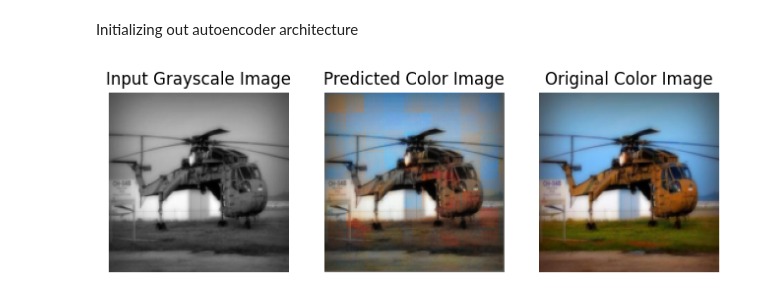
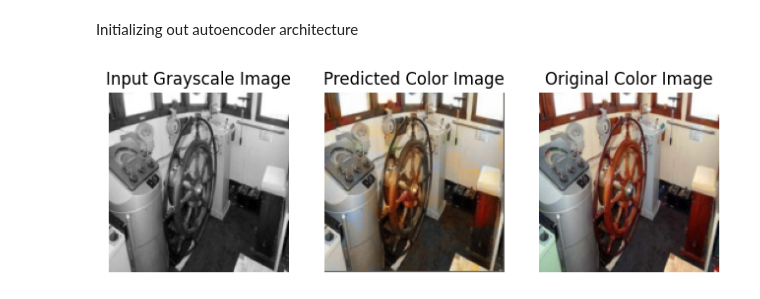
Before and after one commit to suraj-k-s/ImageColorizationUsingAutoencoders, a Jupyter notebook: predict.ipynb, the cells around one changed output. Drawn from its saved outputs; the diff is of its cells as text; code cells hidden in the pictures.

Commit message:
added new models and images

```diff
--- a/predict.ipynb
+++ b/predict.ipynb
@@ -42,9 +42,8 @@ class autoencoder_model(nn.Module):
 # %%
 # Load the saved model
 model = autoencoder_model()
-model.load_state_dict(torch.load('your_model.pth'))
 # model.load_state_dict(torch.load('3_model_epoch_15.pth'))
-# model.load_state_dict(torch.load('12_new_model_various_pics.pth'))
+model.load_state_dict(torch.load('models/model_epoch_100.pth'))
 
 model.eval()
 
@@ -54,36 +53,35 @@ transform = transforms.Compose([
     transforms.ToTensor(),
 ])
 
-# input_gray_path = 'predict_img/img_4.jpg'
-input_ori_path = 'predict_img/7.jpg'
+input_ori_path = 'predict_img/11.jpg'
 input_gray = Image.open(input_ori_path).convert('L')  # Convert to grayscale
 input_gray = transform(input_gray).unsqueeze(0)  # Add batch dimension
 
 original_color = Image.open(input_ori_path)
 original_color = transform(original_color).unsqueeze(0)
 
 # Make prediction
 with torch.no_grad():
     predicted_color = model(input_gray)
 
 # Visualize the images
 plt.figure(figsize=(8, 4))
 
 plt.subplot(1, 3, 1)
 plt.imshow(input_gray.squeeze().numpy(), cmap='gray')
 plt.title('Input Grayscale Image')
 plt.axis('off')
 
 plt.subplot(1, 3, 2)
 plt.imshow(predicted_color.squeeze().permute(1, 2, 0).numpy())
 plt.title('Predicted Color Image')
 plt.axis('off')
 
 plt.subplot(1, 3, 3)
 plt.imshow(original_color.squeeze().permute(1, 2, 0).numpy())
 plt.title('Original Color Image')
 plt.axis('off')
 
 plt.show()
 # %% [output]
-[figure, old version]
+[figure, new version]
```
Also changed, not shown: 31 other files.
